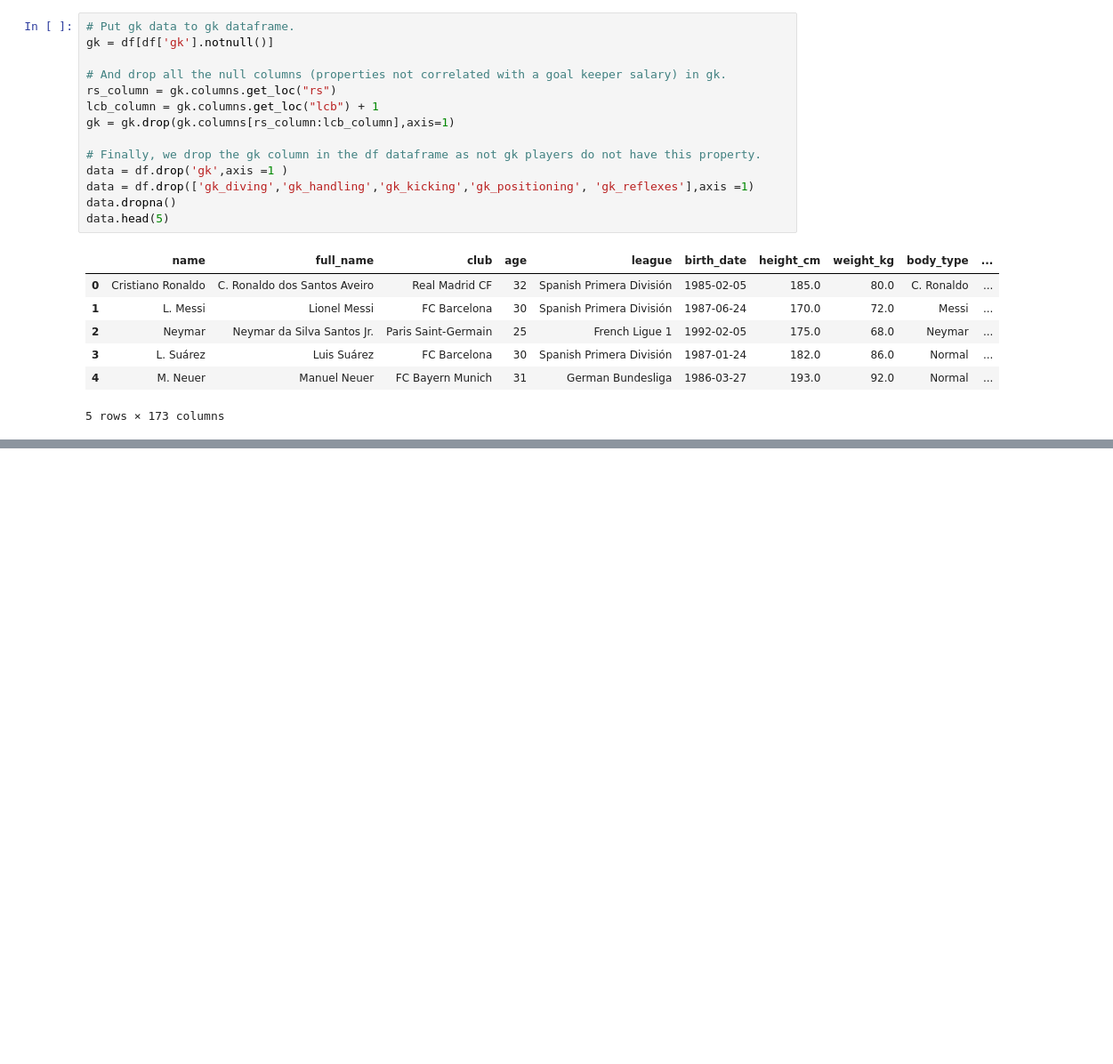
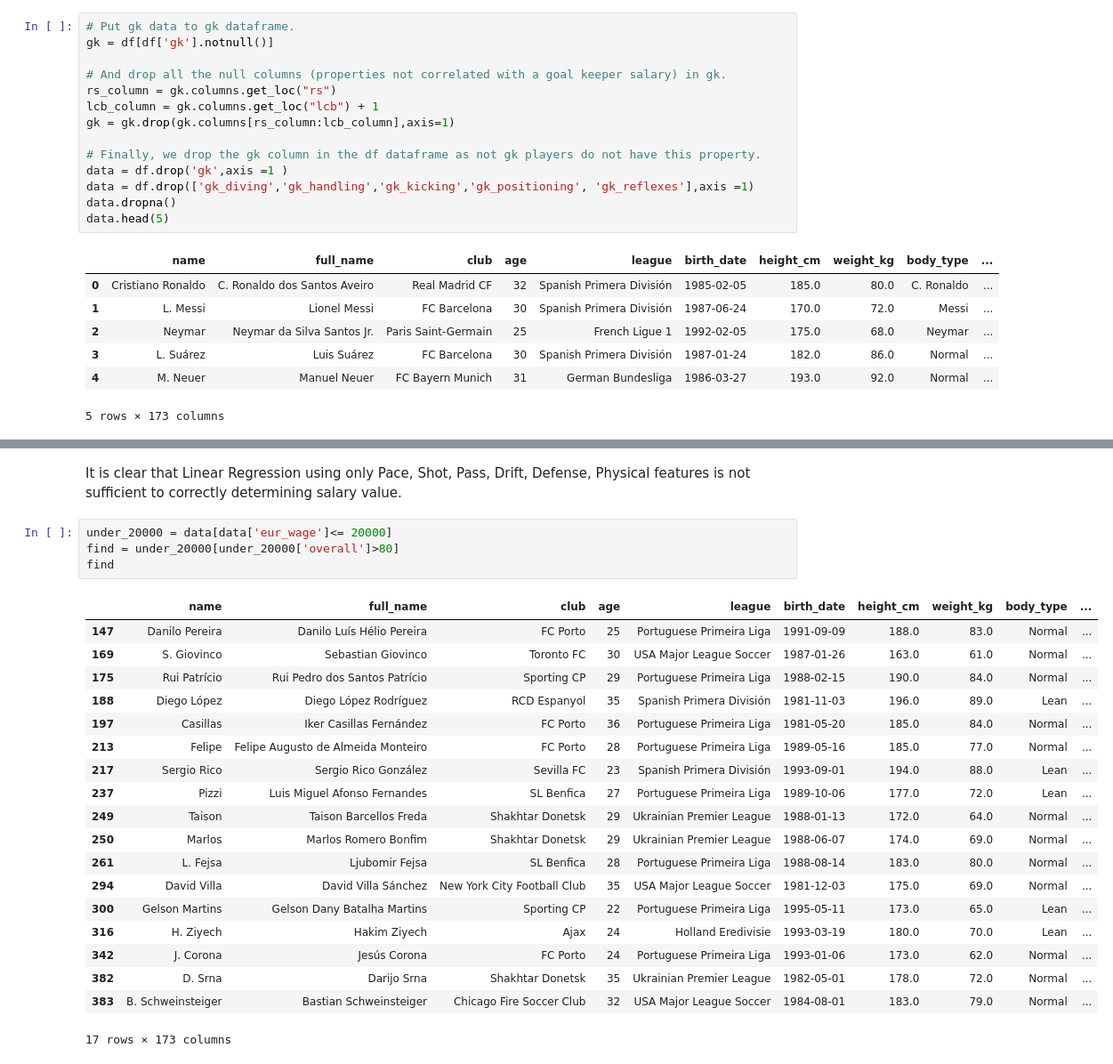
Before and after one commit to leducsang97/FIFA-18-Salary, a Jupyter notebook: Salary.ipynb, the cells around one changed output, grey strips where cells are left out. Shown at 89% size. Cells and saved outputs as stored; diff of their text form; blank space fills up the shorter version.

```diff
--- a/Salary.ipynb
+++ b/Salary.ipynb
@@ -112,0 +213,26 @@ data.head(5)
+# %% [markdown]
+It is clear that Linear Regression using only Pace, Shot, Pass, Drift, Defense, Physical features is not sufficient to correctly determining salary value.
+# %%
+under_20000 = data[data['eur_wage']<= 20000]
+find = under_20000[under_20000['overall']>80]
+find
+# %% [output]
+|  | name | full_name | club | age | league | birth_date | height_cm | weight_kg | body_type | ... |
+| 147 | Danilo Pereira | Danilo Luís Hélio Pereira | FC Porto | 25 | Portuguese Primeira Liga | 1991-09-09 | 188.0 | 83.0 | Normal | ... |
+| 169 | S. Giovinco | Sebastian Giovinco | Toronto FC | 30 | USA Major League Soccer | 1987-01-26 | 163.0 | 61.0 | Normal | ... |
+| 175 | Rui Patrício | Rui Pedro dos Santos Patrício | Sporting CP | 29 | Portuguese Primeira Liga | 1988-02-15 | 190.0 | 84.0 | Normal | ... |
+| 188 | Diego López | Diego López Rodríguez | RCD Espanyol | 35 | Spanish Primera División | 1981-11-03 | 196.0 | 89.0 | Lean | ... |
+| 197 | Casillas | Iker Casillas Fernández | FC Porto | 36 | Portuguese Primeira Liga | 1981-05-20 | 185.0 | 84.0 | Normal | ... |
+| 213 | Felipe | Felipe Augusto de Almeida Monteiro | FC Porto | 28 | Portuguese Primeira Liga | 1989-05-16 | 185.0 | 77.0 | Normal | ... |
+| 217 | Sergio Rico | Sergio Rico González | Sevilla FC | 23 | Spanish Primera División | 1993-09-01 | 194.0 | 88.0 | Lean | ... |
+| 237 | Pizzi | Luis Miguel Afonso Fernandes | SL Benfica | 27 | Portuguese Primeira Liga | 1989-10-06 | 177.0 | 72.0 | Lean | ... |
+| 249 | Taison | Taison Barcellos Freda | Shakhtar Donetsk | 29 | Ukrainian Premier League | 1988-01-13 | 172.0 | 64.0 | Normal | ... |
+| 250 | Marlos | Marlos Romero Bonfim | Shakhtar Donetsk | 29 | Ukrainian Premier League | 1988-06-07 | 174.0 | 69.0 | Normal | ... |
+| 261 | L. Fejsa | Ljubomir Fejsa | SL Benfica | 28 | Portuguese Primeira Liga | 1988-08-14 | 183.0 | 80.0 | Normal | ... |
+| 294 | David Villa | David Villa Sánchez | New York City Football Club | 35 | USA Major League Soccer | 1981-12-03 | 175.0 | 69.0 | Normal | ... |
+| 300 | Gelson Martins | Gelson Dany Batalha Martins | Sporting CP | 22 | Portuguese Primeira Liga | 1995-05-11 | 173.0 | 65.0 | Lean | ... |
+| 316 | H. Ziyech | Hakim Ziyech | Ajax | 24 | Holland Eredivisie | 1993-03-19 | 180.0 | 70.0 | Lean | ... |
+| 342 | J. Corona | Jesús Corona | FC Porto | 24 | Portuguese Primeira Liga | 1993-01-06 | 173.0 | 62.0 | Normal | ... |
+| 382 | D. Srna | Darijo Srna | Shakhtar Donetsk | 35 | Ukrainian Premier League | 1982-05-01 | 178.0 | 72.0 | Normal | ... |
+| 383 | B. Schweinsteiger | Bastian Schweinsteiger | Chicago Fire Soccer Club | 32 | USA Major League Soccer | 1984-08-01 | 183.0 | 79.0 | Normal | ... |
+17 rows × 173 columns
```
Also changed, not shown: parts of 16 cells of this notebook.
